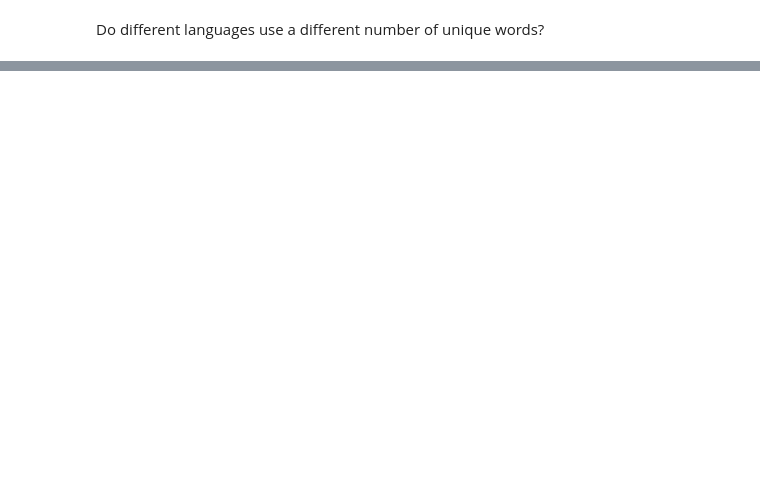
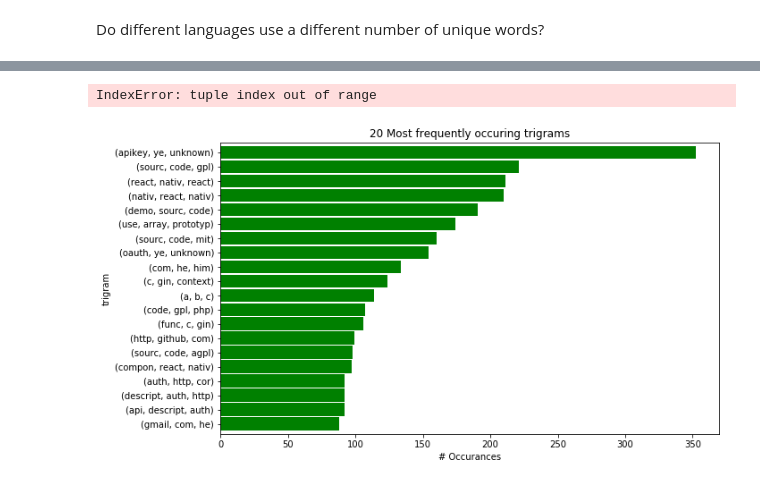
Before and after one commit to nlp-project-steven-gary/nlp_project, a Jupyter notebook: nlp_steven.ipynb, the cells around one changed output, grey strips where cells are left out. Cells and saved outputs as stored; diff of their text form; code cells hidden in the pictures; blank space fills up the shorter version.

Commit message:
did a model and bi/trigrams

```diff
--- a/nlp_steven.ipynb
+++ b/nlp_steven.ipynb
@@ -349 +378,19 @@ df[['language','unique_words']].groupby('language').mean().sort_values('unique_w
+# %%
+top_20_trigrams = (pd.Series(nltk.ngrams(all_words.split(), 3))
+                      .value_counts()
+                      .head(20))
+
+top_20_trigrams.sort_values().plot.barh(color='green', width=.9, figsize=(10, 6))
+
+plt.title('20 Most frequently occuring trigrams')
+plt.ylabel('trigram')
+plt.xlabel('# Occurances')
+
+# make the labels pretty
+ticks, _ = plt.yticks()
+labels = top_bigrams.reset_index()['index'].apply(lambda t: t[0] + ' ' + t[1] + ' ' + t[2])
+_ = plt.yticks(ticks, labels)
+# %% [output]
+IndexError: tuple index out of range
+[figure, added]
 # %%
```
Also changed, not shown: parts of 13 cells of this notebook.
